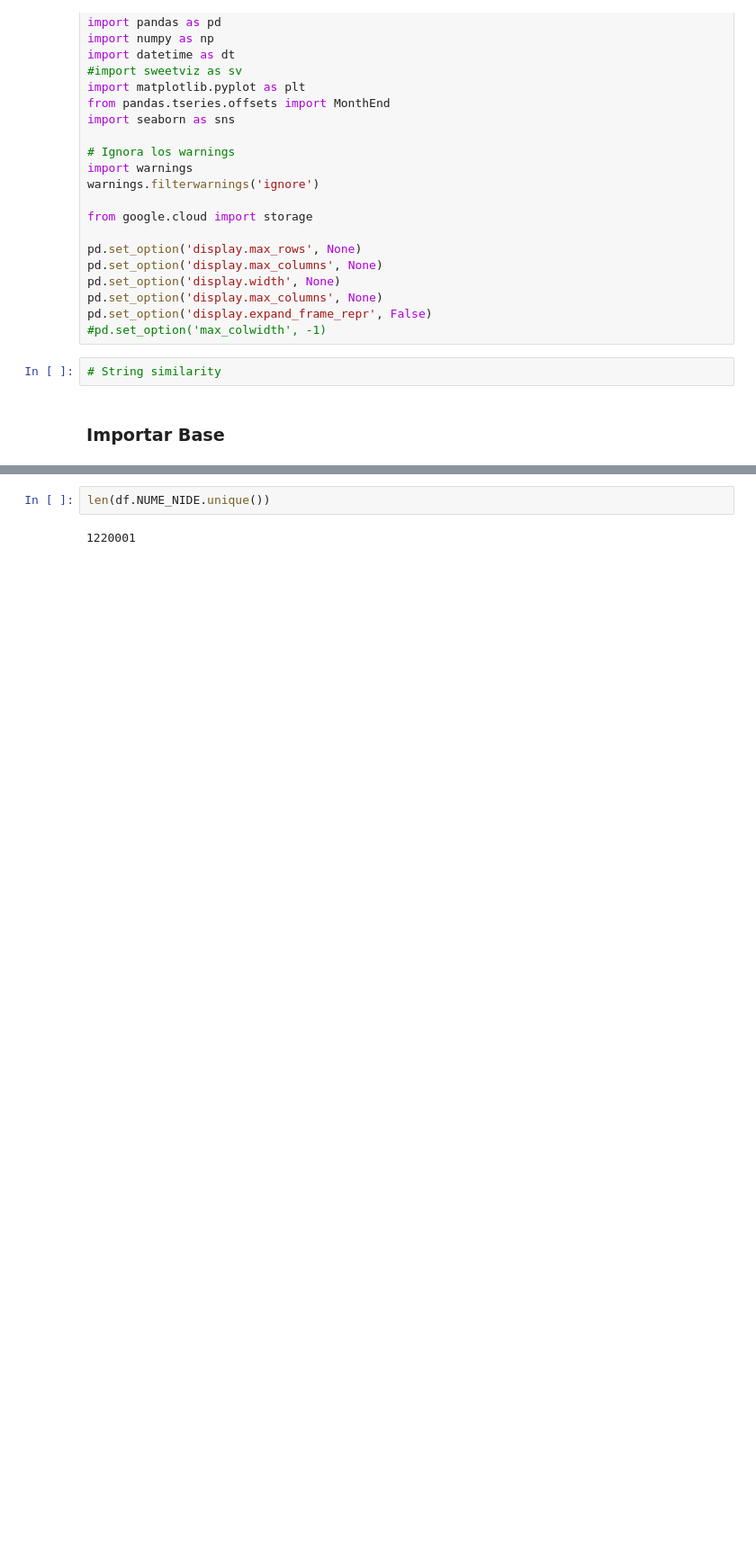
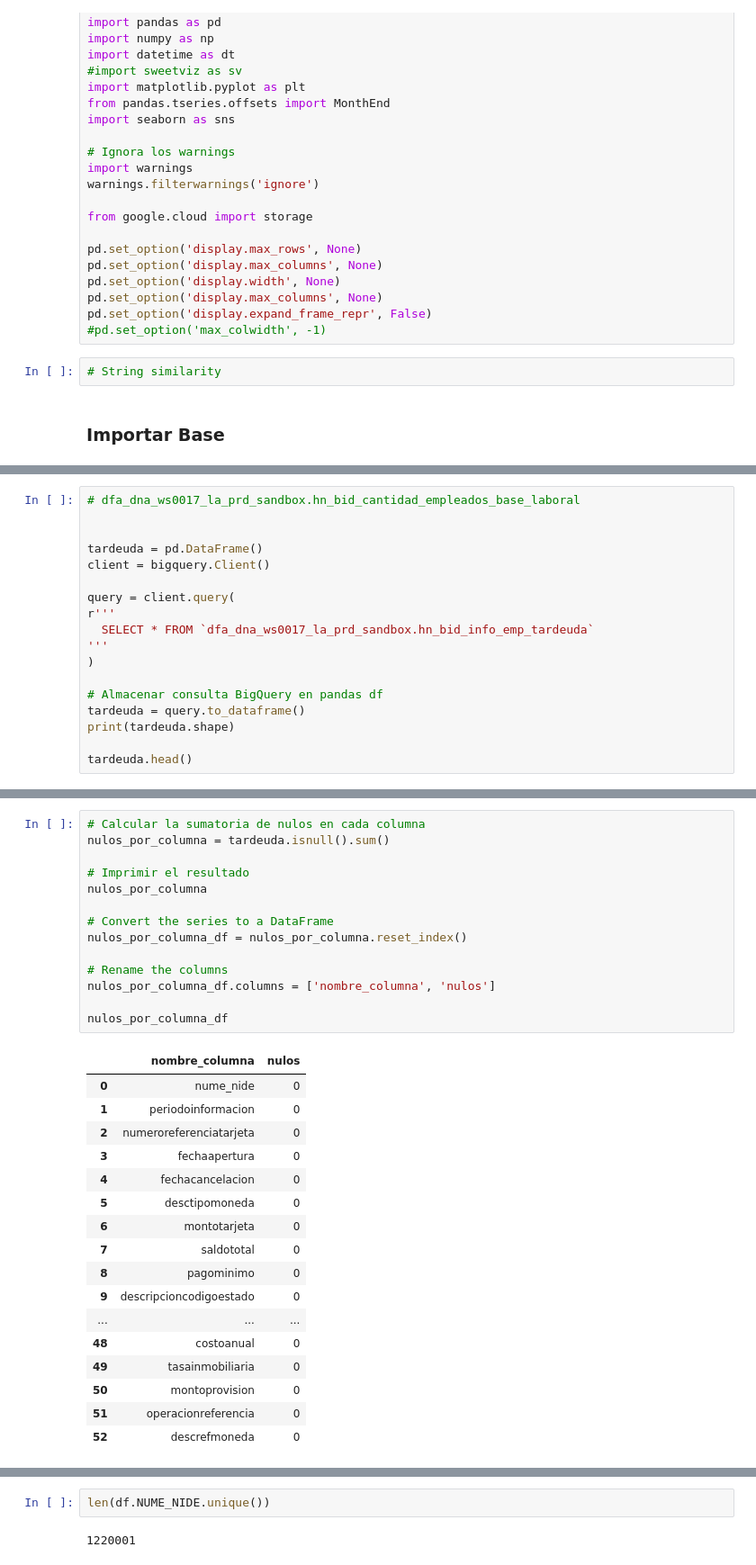
Before and after one commit to almendradelmorallobos/da_hn_ign-ban_inter_des_pymes, a Jupyter notebook: 00_Creacion_tablon_clusters.ipynb, the cells around one changed output, grey strips where cells are left out. Shown at 90% size. Cells and saved outputs as stored; diff of their text form; blank space fills up the shorter version.

```diff
--- a/00_Creacion_tablon_clusters.ipynb
+++ b/00_Creacion_tablon_clusters.ipynb
@@ -66,0 +401,18 @@ df.head()
+# %%
+# dfa_dna_ws0017_la_prd_sandbox.hn_bid_cantidad_empleados_base_laboral
+
+
+tardeuda = pd.DataFrame()
+client = bigquery.Client()
+
+query = client.query(
+r'''
+  SELECT * FROM `dfa_dna_ws0017_la_prd_sandbox.hn_bid_info_emp_tardeuda`
+'''
+)
+
+# Almacenar consulta BigQuery en pandas df
+tardeuda = query.to_dataframe()
+print(tardeuda.shape)
+
+tardeuda.head()
@@ -66,0 +427,32 @@ df.head()
+# %%
+# Calcular la sumatoria de nulos en cada columna
+nulos_por_columna = tardeuda.isnull().sum()
+
+# Imprimir el resultado
+nulos_por_columna
+
+# Convert the series to a DataFrame
+nulos_por_columna_df = nulos_por_columna.reset_index()
+
+# Rename the columns
+nulos_por_columna_df.columns = ['nombre_columna', 'nulos']
+
+nulos_por_columna_df
+# %% [output]
+|  | nombre_columna | nulos |
+| 0 | nume_nide | 0 |
+| 1 | periodoinformacion | 0 |
+| 2 | numeroreferenciatarjeta | 0 |
+| 3 | fechaapertura | 0 |
+| 4 | fechacancelacion | 0 |
+| 5 | desctipomoneda | 0 |
+| 6 | montotarjeta | 0 |
+| 7 | saldototal | 0 |
+| 8 | pagominimo | 0 |
+| 9 | descripcioncodigoestado | 0 |
+| ... | ... | ... |
+| 48 | costoanual | 0 |
+| 49 | tasainmobiliaria | 0 |
+| 50 | montoprovision | 0 |
+| 51 | operacionreferencia | 0 |
+| 52 | descrefmoneda | 0 |
```
Also changed, not shown: parts of 44 cells of this notebook.
